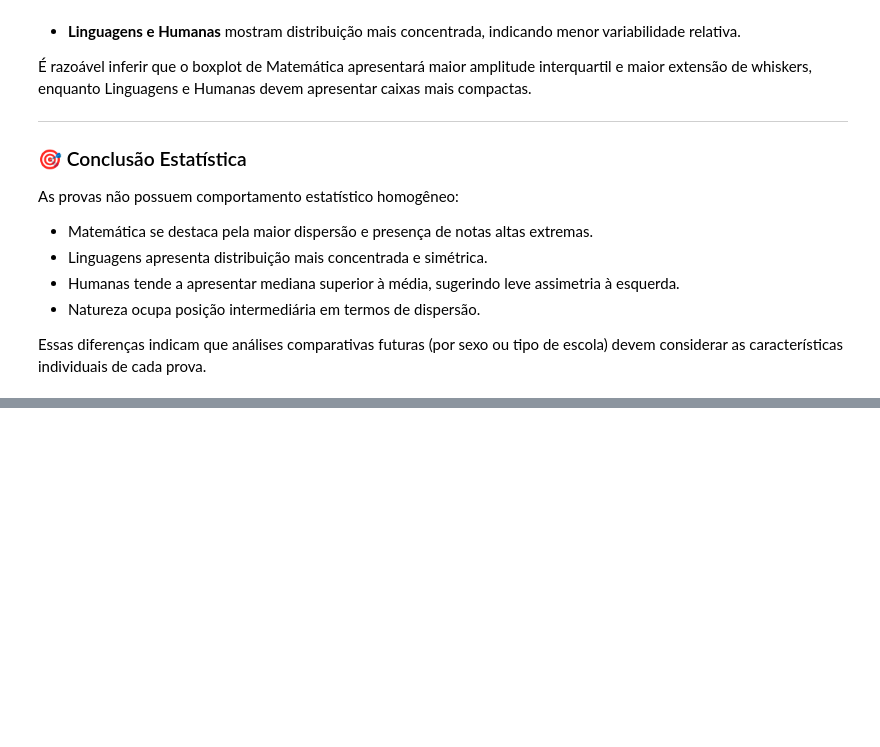
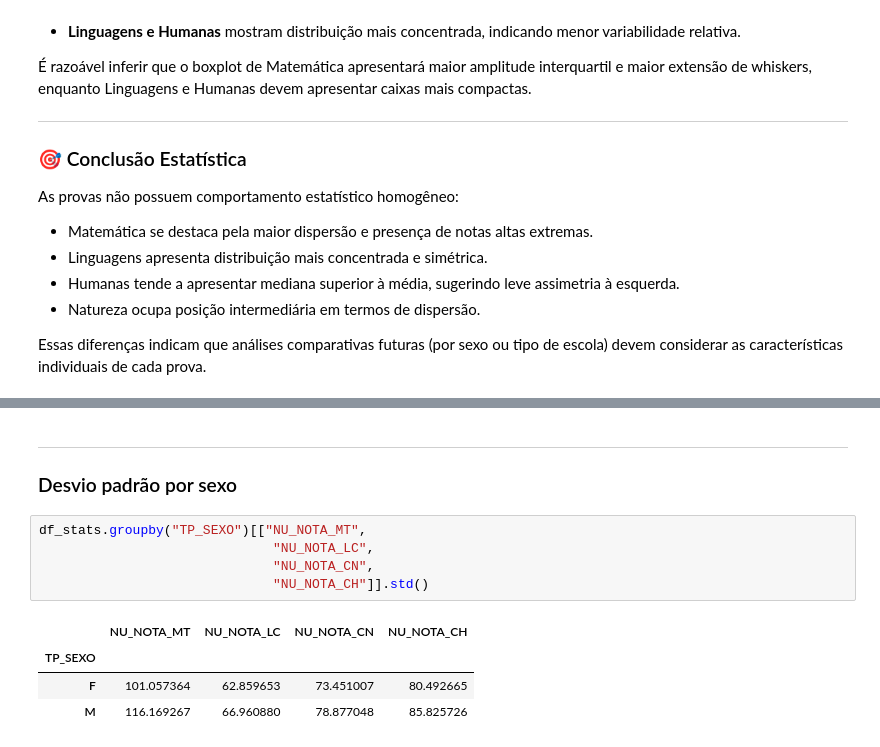
Before and after one commit to wellitonrocha/data_science_journey, a Jupyter notebook: Semana05_Estatistica_ENEM/enem_stats.ipynb, the cells around one changed output, grey strips where cells are left out. Cells and saved outputs as stored; diff of their text form; blank space fills up the shorter version.

```diff
--- a/Semana05_Estatistica_ENEM/enem_stats.ipynb
+++ b/Semana05_Estatistica_ENEM/enem_stats.ipynb
@@ -256,0 +305,13 @@ Essas diferenças indicam que análises comparativas futuras (por sexo ou tipo d
+# %% [markdown]
+---
+### Desvio padrão por sexo
+# %%
+df_stats.groupby("TP_SEXO")[["NU_NOTA_MT",
+                              "NU_NOTA_LC",
+                              "NU_NOTA_CN",
+                              "NU_NOTA_CH"]].std()
+# %% [output]
+|  | NU_NOTA_MT | NU_NOTA_LC | NU_NOTA_CN | NU_NOTA_CH |
+| TP_SEXO |  |  |  |  |
+| F | 101.057364 | 62.859653 | 73.451007 | 80.492665 |
+| M | 116.169267 | 66.960880 | 78.877048 | 85.825726 |
```
Also changed, not shown: parts of 11 cells of this notebook, 1 other file.
